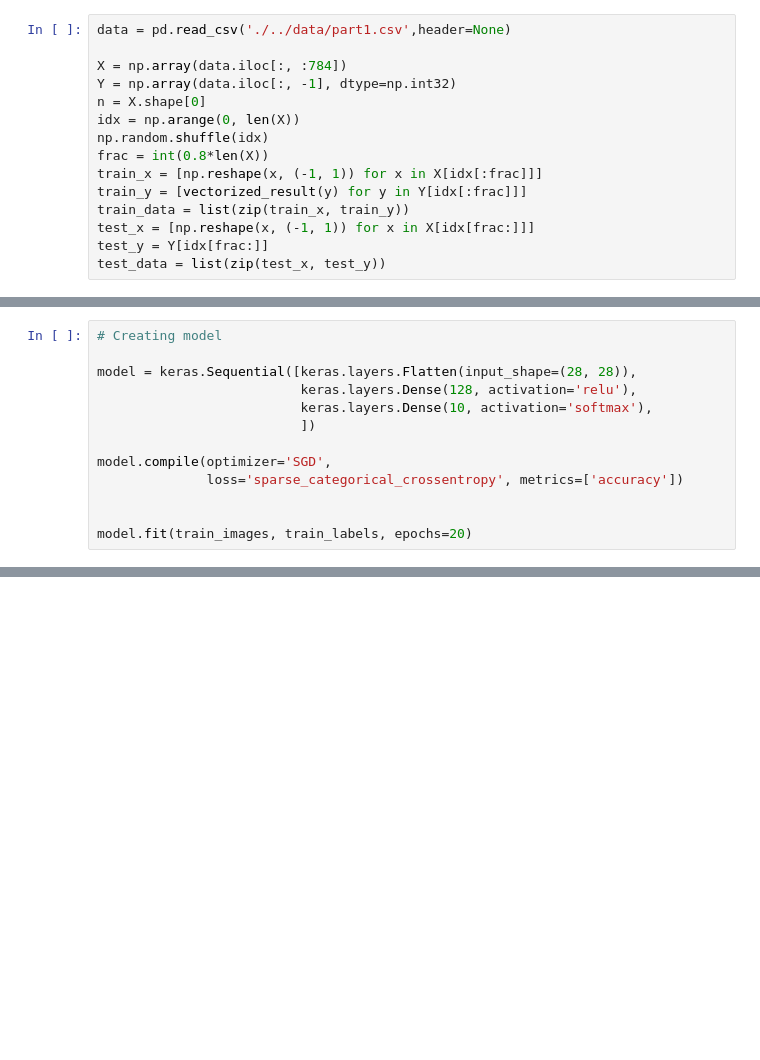
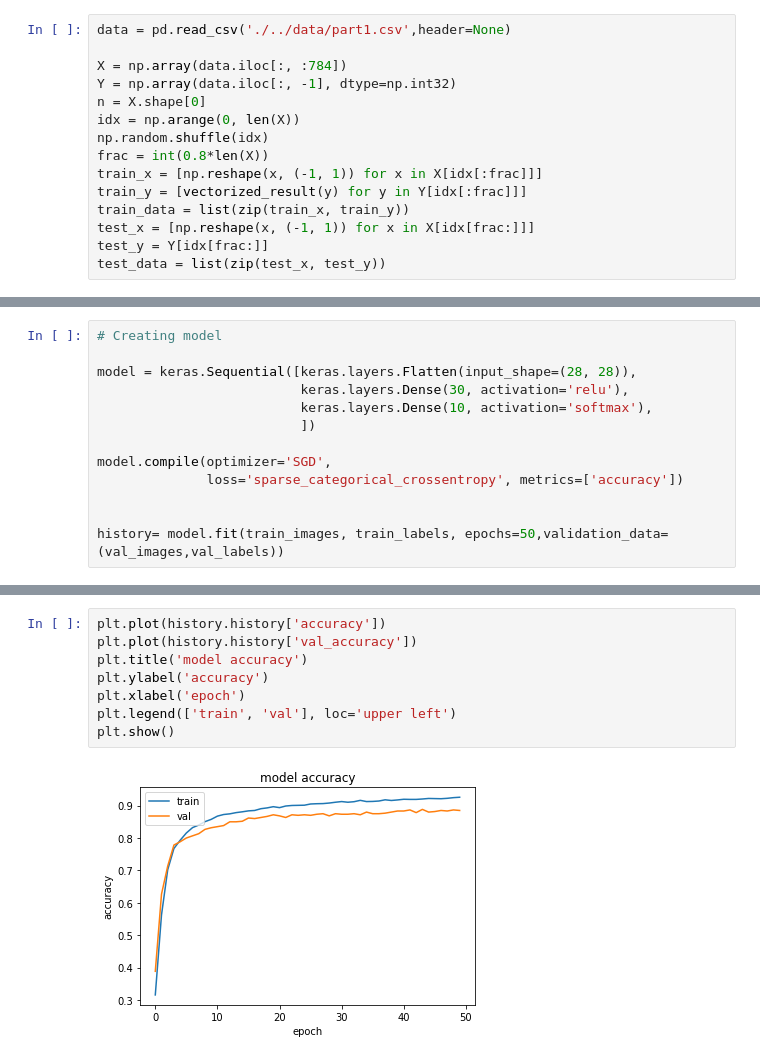
Before and after one commit to salujajaskeerat/ELL409-Assignments, a Jupyter notebook: assignment_3/utils/playground.ipynb, the cells around one changed output, grey strips where cells are left out. Drawn from its saved outputs; the diff is of its cells as text; blank space fills up the shorter version.

```diff
--- a/assignment_3/utils/playground.ipynb
+++ b/assignment_3/utils/playground.ipynb
@@ -114,7 +116,7 @@ array([6, 4, 2, 1, 4, 9, 7, 3, 4, 0], dtype=int32)
 # Creating model
 
 model = keras.Sequential([keras.layers.Flatten(input_shape=(28, 28)),
-                          keras.layers.Dense(128, activation='relu'),
+                          keras.layers.Dense(30, activation='relu'),
                           keras.layers.Dense(10, activation='softmax'),
                           ])
 
@@ -122,5 +124,5 @@ model.compile(optimizer='SGD',
               loss='sparse_categorical_crossentropy', metrics=['accuracy'])
 
 
-model.fit(train_images, train_labels, epochs=20)
+history= model.fit(train_images, train_labels, epochs=50,validation_data=(val_images,val_labels))
 # %% [output]
@@ -132,0 +146,10 @@ Make sure all arrays contain the same number of samples.
+# %%
+plt.plot(history.history['accuracy'])
+plt.plot(history.history['val_accuracy'])
+plt.title('model accuracy')
+plt.ylabel('accuracy')
+plt.xlabel('epoch')
+plt.legend(['train', 'val'], loc='upper left')
+plt.show()
+# %% [output]
+[figure, added]
```
Also changed, not shown: parts of 14 cells of this notebook, 33 other files.
